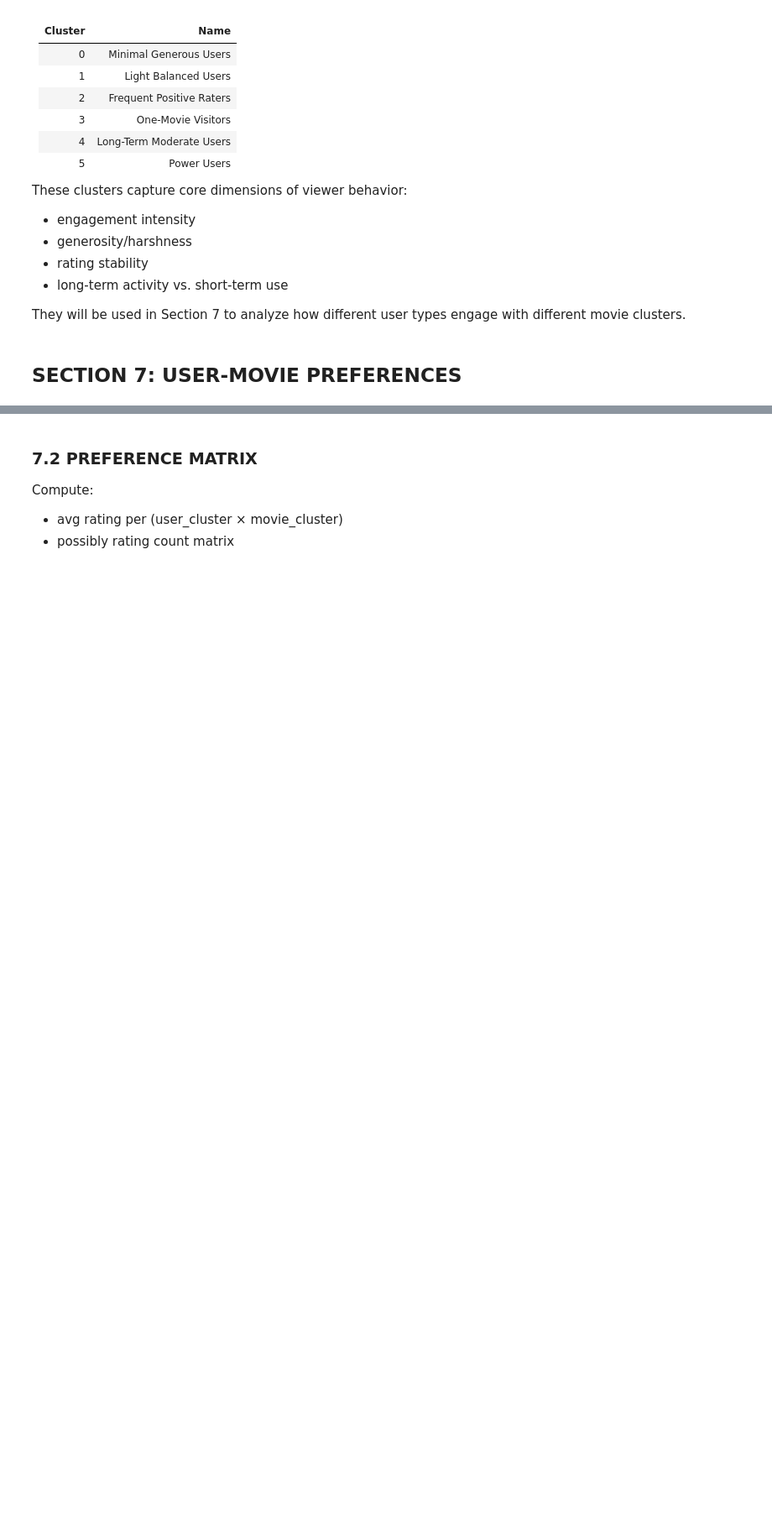
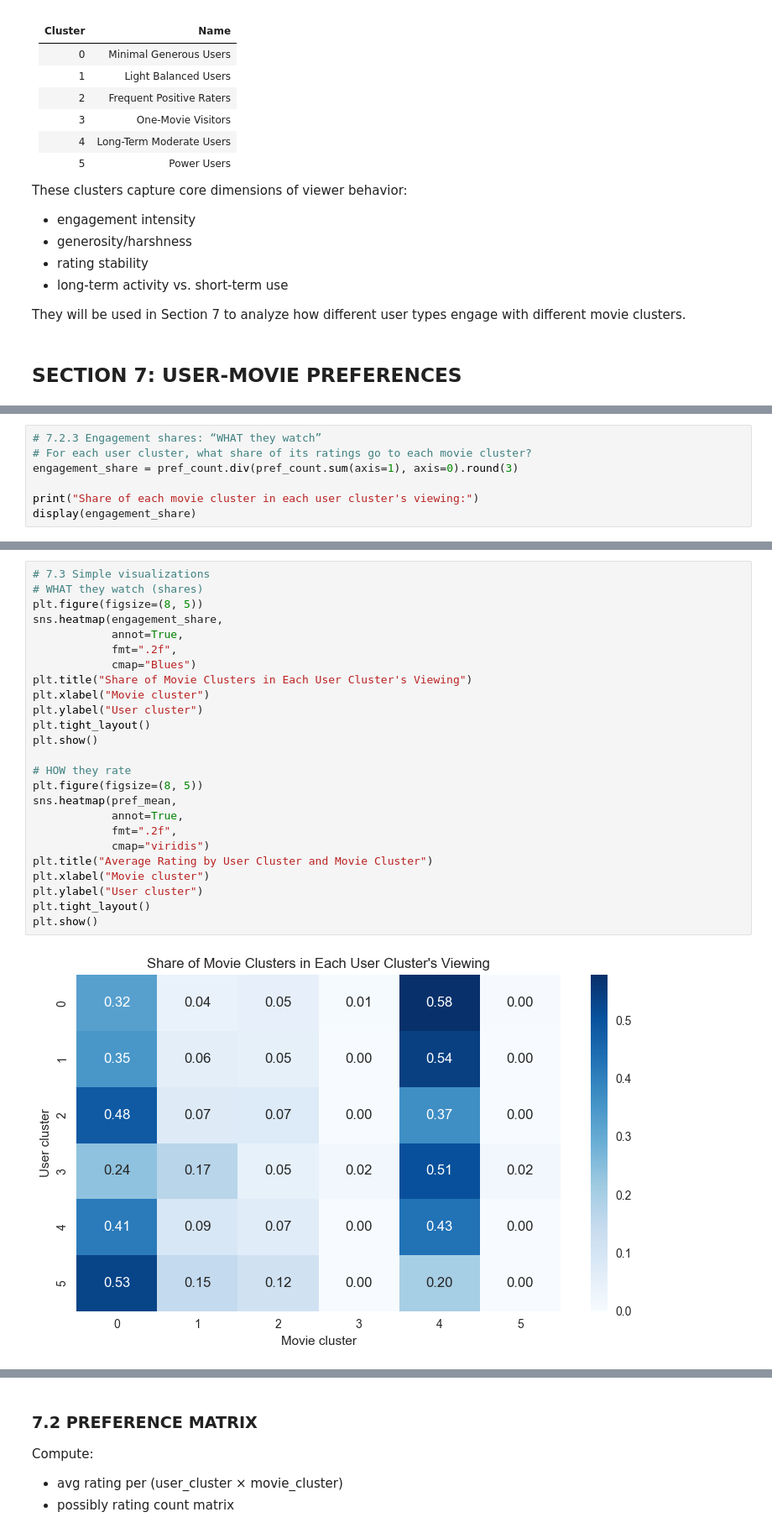
Before and after one commit to alkalenka/AudienceDecode_320991, a Jupyter notebook: main.ipynb, the cells around one changed output, grey strips where cells are left out. Shown at 84% size. Drawn from its saved outputs; the diff is of its cells as text; blank space fills up the shorter version.

```diff
--- a/main.ipynb
+++ b/main.ipynb
@@ -1737,0 +1870,7 @@ Merge:
+# %%
+# 7.2.3 Engagement shares: “WHAT they watch”
+# For each user cluster, what share of its ratings go to each movie cluster?
+engagement_share = pref_count.div(pref_count.sum(axis=1), axis=0).round(3)
+
+print("Share of each movie cluster in each user cluster's viewing:")
+display(engagement_share)
@@ -1737,0 +1887,27 @@ Merge:
+# %%
+# 7.3 Simple visualizations
+# WHAT they watch (shares)
+plt.figure(figsize=(8, 5))
+sns.heatmap(engagement_share,
+            annot=True,
+            fmt=".2f",
+            cmap="Blues")
+plt.title("Share of Movie Clusters in Each User Cluster's Viewing")
+plt.xlabel("Movie cluster")
+plt.ylabel("User cluster")
+plt.tight_layout()
+plt.show()
+
+# HOW they rate
+plt.figure(figsize=(8, 5))
+sns.heatmap(pref_mean,
+            annot=True,
+            fmt=".2f",
+            cmap="viridis")
+plt.title("Average Rating by User Cluster and Movie Cluster")
+plt.xlabel("Movie cluster")
+plt.ylabel("User cluster")
+plt.tight_layout()
+plt.show()
+# %% [output]
+[figure, added]
```
Also changed, not shown: parts of 24 cells of this notebook.
